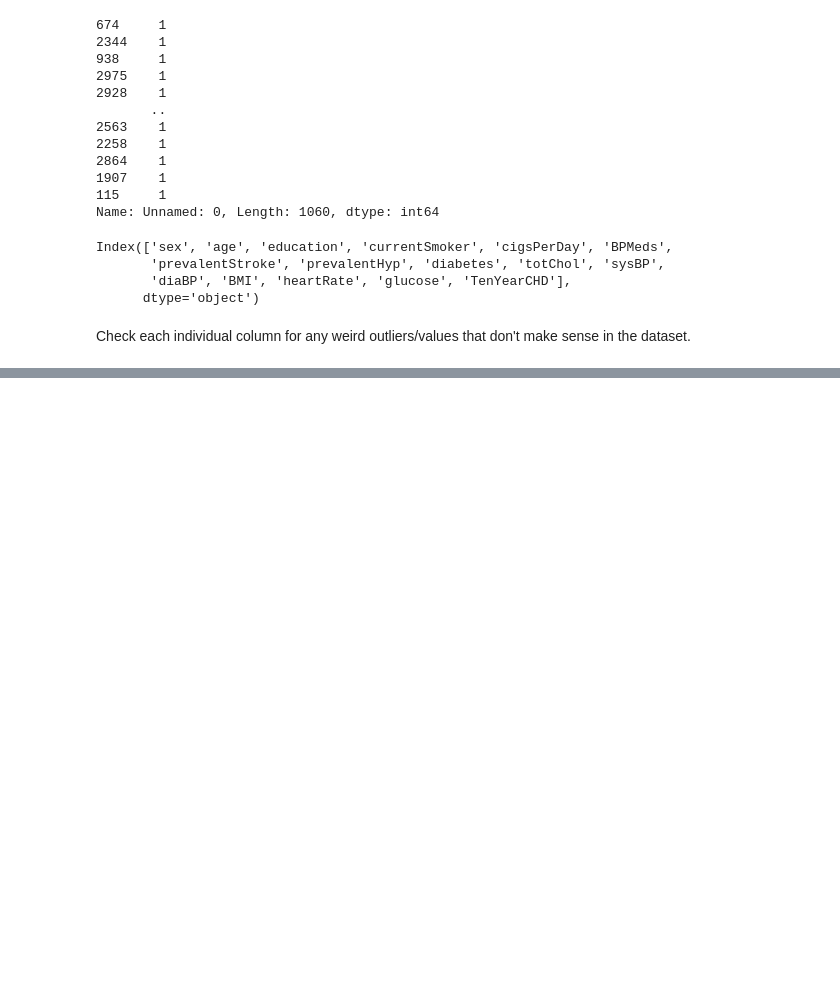
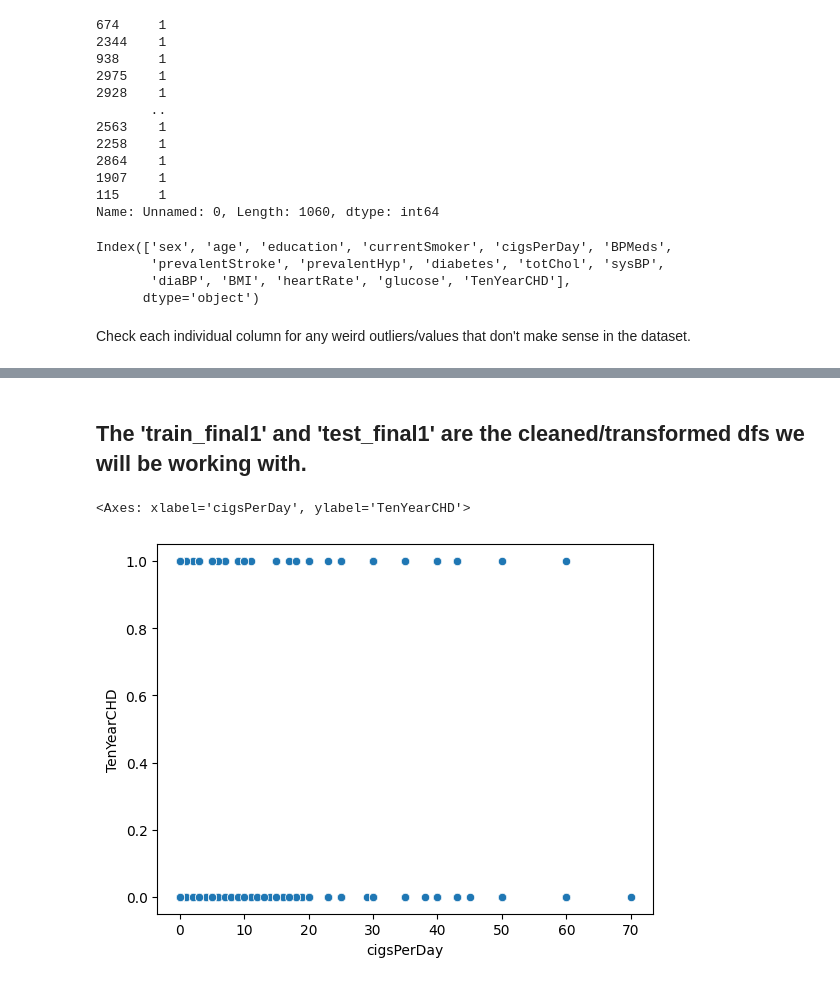
Before and after one commit to Catherine-Nguyen88/project_chd, a Jupyter notebook: CHD_Catherine's_Part.ipynb, the cells around one changed output, grey strips where cells are left out. Cells and saved outputs as stored; diff of their text form; code cells hidden in the pictures; blank space fills up the shorter version.

```diff
--- a/CHD_Catherine's_Part.ipynb
+++ b/CHD_Catherine's_Part.ipynb
@@ -61,3 +64,9 @@ Index(['sex', 'age', 'education', 'currentSmoker', 'cigsPerDay', 'BPMeds',
        'prevalentStroke', 'prevalentHyp', 'diabetes', 'totChol', 'sysBP',
        'diaBP', 'BMI', 'heartRate', 'glucose', 'TenYearCHD'],
       dtype='object')
+# %%
+# drop columns that we don't need to analyze
+train_final = train_data1.loc[:,['sex', 'currentSmoker', 'cigsPerDay',
+                                 'diabetes', 'totChol', 'sysBP',
+                                 'diaBP', 'BMI', 'TenYearCHD']]
+train_final.columns
@@ -63,0 +77,6 @@ Index(['sex', 'age', 'education', 'currentSmoker', 'cigsPerDay', 'BPMeds',
+# %%
+# make sure na rows are dropped
+train_final1 = train_final.dropna()
+na_count = train_final1.isna().sum()
+
+print(na_count)
@@ -99,0 +247,8 @@ Check each individual column for any weird outliers/values that don't make sense
+# %% [markdown]
+## The 'train_final1' and 'test_final1' are the cleaned/transformed dfs we will be working with.
+# %%
+import seaborn as sns
+sns.scatterplot(data=train_final1,x='cigsPerDay',y='TenYearCHD')
+# %% [output]
+<Axes: xlabel='cigsPerDay', ylabel='TenYearCHD'>
+[figure, added]
```
Also changed, not shown: parts of 36 cells of this notebook.
